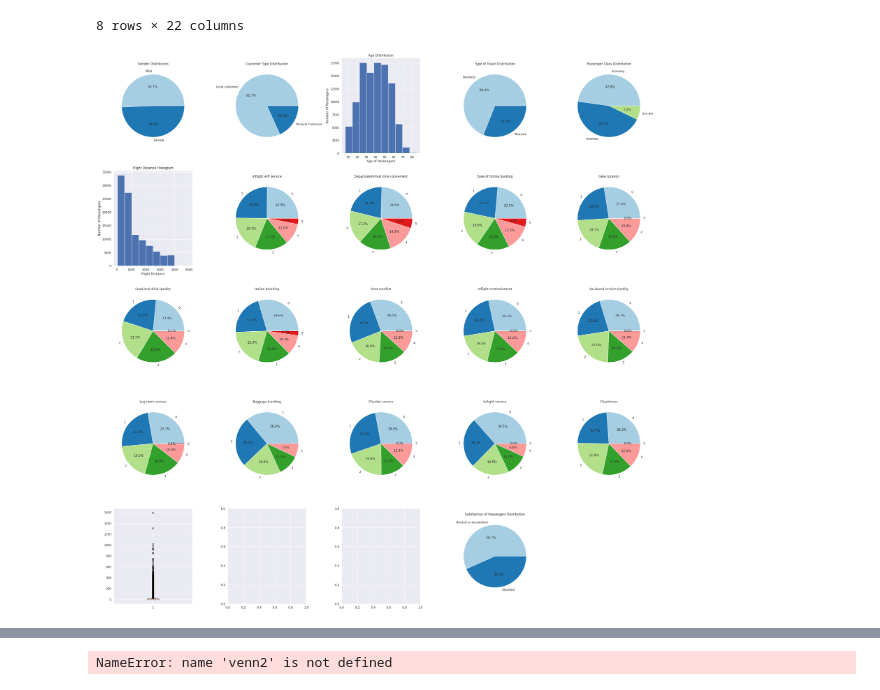
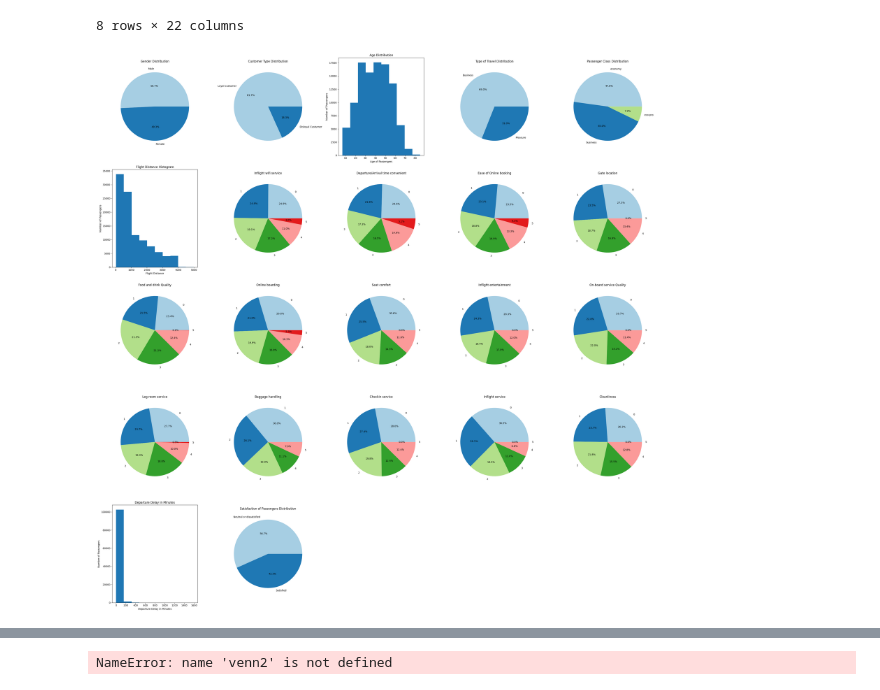
Before and after one commit to tiagoluis19/AC, a Jupyter notebook: projetoAC/airline_costumer_satisfaction.ipynb, the cells around one changed output, grey strips where cells are left out. Cells and saved outputs as stored; diff of their text form; code cells hidden in the pictures.

```diff
--- a/projetoAC/airline_costumer_satisfaction.ipynb
+++ b/projetoAC/airline_costumer_satisfaction.ipynb
@@ -133,7 +135,7 @@ data.describe(include = ['int64'])
 | max | 1.000000 | 1.000000 | 85.000000 | 1.000000 | 2.000000 | 4983.000000 | 5.000000 | ... |
 8 rows × 22 columns
 # %%
-fig, axs = plt.subplots(5,5,figsize=(30,30))
+fig, axs = plt.subplots(5,5,figsize=(32,32))
 axs[0,0].pie(data.Gender.value_counts(),labels = ["Male", "Female"], colors = sns.color_palette("Paired"), autopct = '%1.1f%%')
 axs[0,0].set_title("Gender Distribution")
 axs[0,1].pie(data["Customer Type"].value_counts(),labels = ["Loyal custumer", "Disloyal Custumer"], colors = sns.color_palette("Paired"), autopct = '%1.1f%%')
@@ -161,35 +163,40 @@ axs[1,3].set_title("Ease of Online booking")
 axs[1,4].pie(data["Gate location"].value_counts(), labels = ["0","1","2","3","4","5"], colors = sns.color_palette("Paired"), autopct = '%1.1f%%')
 axs[1,4].set_title("Gate location")
 
 axs[2,0].pie(data["Food and drink"].value_counts(), labels = ["0","1","2","3","4","5"], colors = sns.color_palette("Paired"), autopct = '%1.1f%%')
 axs[2,0].set_title("Food and drink Quality")
 axs[2,1].pie(data["Online boarding"].value_counts(), labels = ["0","1","2","3","4","5"], colors = sns.color_palette("Paired"), autopct = '%1.1f%%')
 axs[2,1].set_title("Online boarding")
 axs[2,2].pie(data["Seat comfort"].value_counts(), labels = ["0","1","2","3","4","5"], colors = sns.color_palette("Paired"), autopct = '%1.1f%%')
 axs[2,2].set_title("Seat comfort")
 axs[2,3].pie(data["Inflight entertainment"].value_counts(), labels = ["0","1","2","3","4","5"], colors = sns.color_palette("Paired"), autopct = '%1.1f%%')
 axs[2,3].set_title("Inflight entertainment")
 axs[2,4].pie(data["On-board service"].value_counts(), labels = ["0","1","2","3","4","5"], colors = sns.color_palette("Paired"), autopct = '%1.1f%%')
 axs[2,4].set_title("On-board service Quality")
 
 axs[3,0].pie(data["Leg room service"].value_counts(), labels = ["0","1","2","3","4","5"], colors = sns.color_palette("Paired"), autopct = '%1.1f%%')
 axs[3,0].set_title("Leg room service")
 axs[3,1].pie(data["Baggage handling"].value_counts(), labels = ["1","2","3","4","5"], colors = sns.color_palette("Paired"), autopct = '%1.1f%%')
 axs[3,1].set_title("Baggage handling")
 axs[3,2].pie(data["Checkin service"].value_counts(), labels = ["0","1","2","3","4","5"], colors = sns.color_palette("Paired"), autopct = '%1.1f%%')
 axs[3,2].set_title("Checkin service")
 axs[3,3].pie(data["Inflight service"].value_counts(), labels = ["0","1","2","3","4","5"], colors = sns.color_palette("Paired"), autopct = '%1.1f%%')
 axs[3,3].set_title("Inflight service")
 axs[3,4].pie(data["Cleanliness"].value_counts(), labels = ["0","1","2","3","4","5"], colors = sns.color_palette("Paired"), autopct = '%1.1f%%')
 axs[3,4].set_title("Cleanliness")
 
-axs[4,0].boxplot(data["Departure Delay in Minutes"])
-#axs[4,1].pie(data["Arrival Delay in Minutes"].value_counts(), labels = ["0","1","2","3","4","5"], colors = sns.color_palette("Paired"), autopct = '%1.1f%%')
+axs[4,0].hist(data["Departure Delay in Minutes"])
+axs[4,0].set_title("Departure Delay in Minutes")
+axs[4,0].set_xlabel("Departure Delay in Minutes")
+axs[4,0].set_ylabel("Number of Passengers")
 
-axs[4,3].pie(data.satisfaction.value_counts(), labels = ["Neutral or dissatisfied", "Satisfied"], colors = sns.color_palette("Paired"), autopct = '%1.1f%%')
-axs[4,3].set_title("Satisfaction of Passengers Distribution")
+
+axs[4,1].pie(data.satisfaction.value_counts(), labels = ["Neutral or dissatisfied", "Satisfied"], colors = sns.color_palette("Paired"), autopct = '%1.1f%%')
+axs[4,1].set_title("Satisfaction of Passengers Distribution")
+axs[4,2].set_visible(False)
+axs[4,3].set_visible(False)
 axs[4,4].set_visible(False)
 
 plt.tight_layout()
 # %% [output]
-[figure, old version]
+[figure, new version]
```
Also changed, not shown: parts of 15 cells of this notebook.
